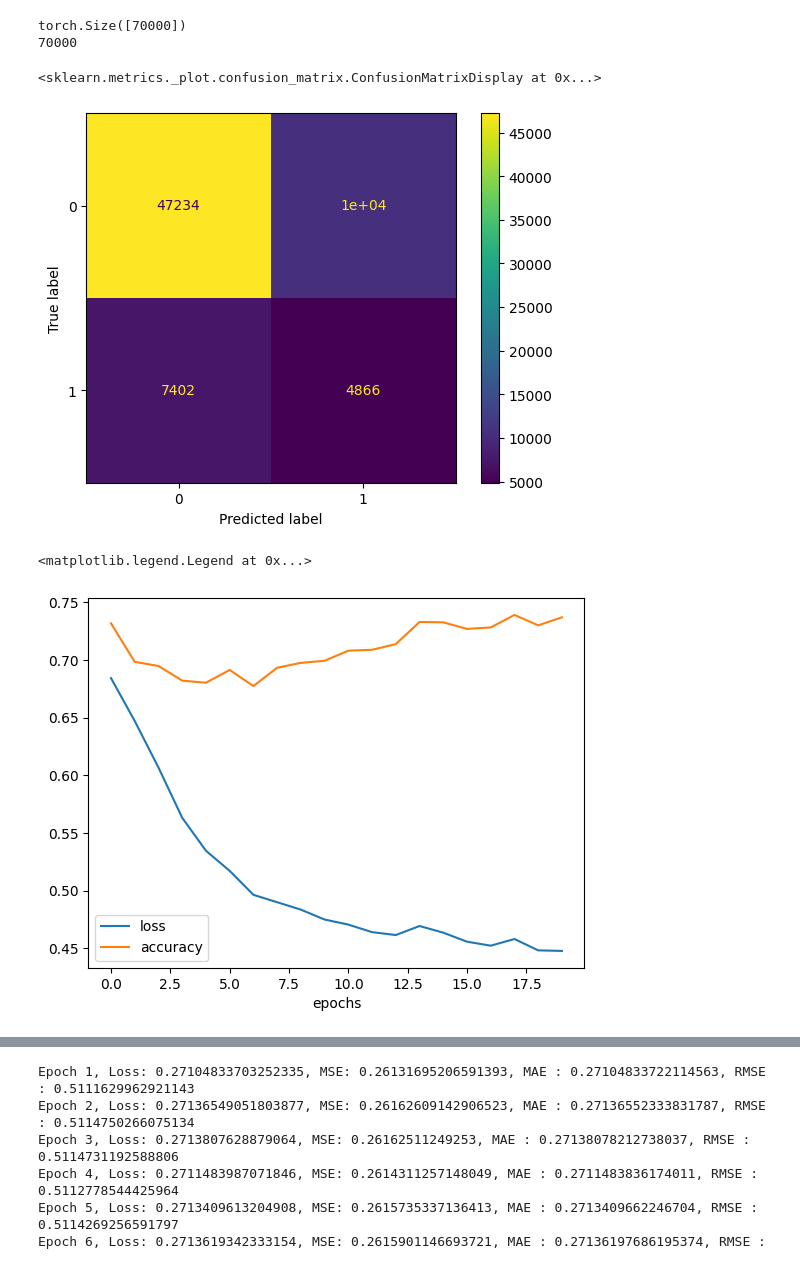
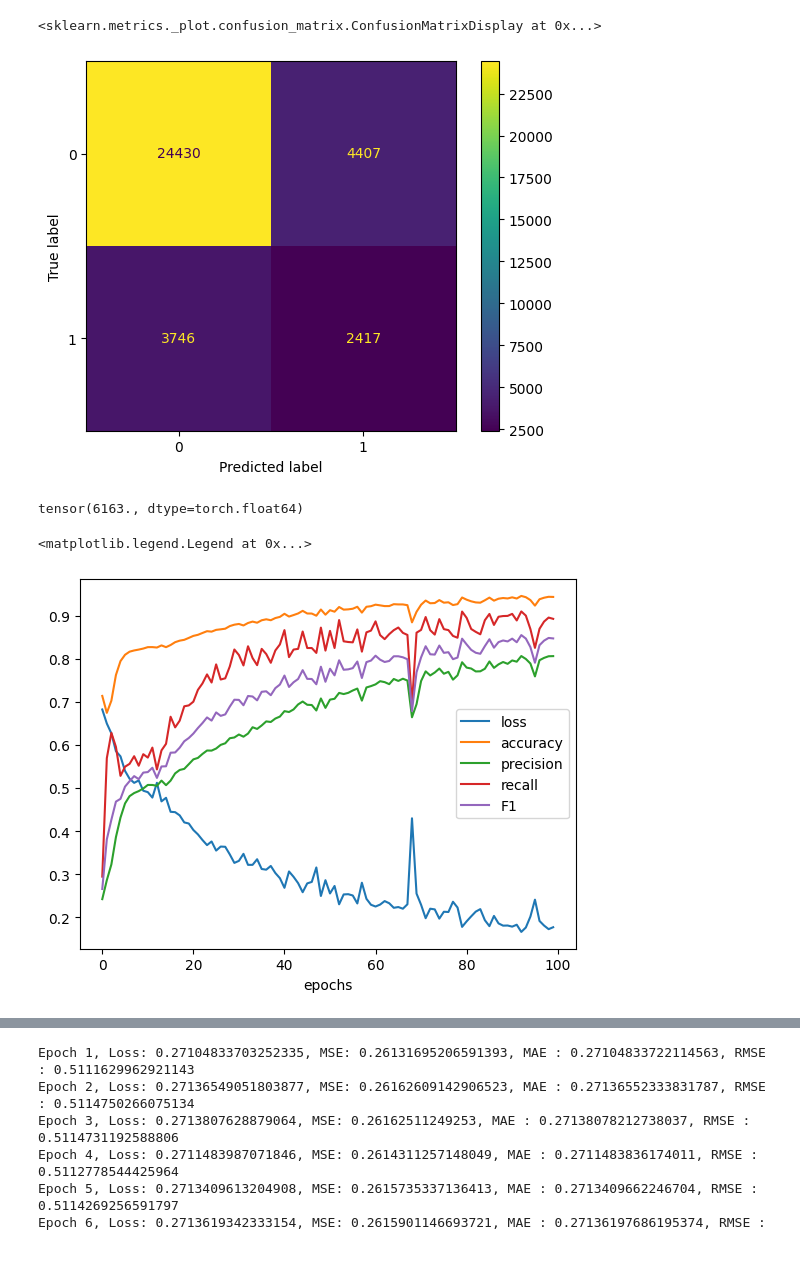
Before and after one commit to ellaschmidtobreick/acc_daqp, a Jupyter notebook: DAQP_with_GNN_reg.ipynb, the cells around one changed output, grey strips where cells are left out. Drawn from its saved outputs; the diff is of its cells as text; code cells hidden in the pictures.

```diff
--- a/DAQP_with_GNN_reg.ipynb
+++ b/DAQP_with_GNN_reg.ipynb
@@ -30,7 +28,7 @@ H,f,F,A,b,B = generate_qp(n,m,given_seed)
 sense = np.zeros(m, dtype=np.int32)
 blower = np.array([-np.inf for i in range(m)])
 
-train_it = 10000
+train_it = 5000
 # only change theta
 x_train = np.zeros((train_it,n))
 lambda_train = np.zeros((train_it,m))
@@ -58,7 +56,7 @@ for i in range(train_it):
     train_iterations[i] = list(info.values())[2]
 
 # Generate test set
-test_it =2000
+test_it =1000
 x_test = np.zeros((test_it,n))
 lambda_test = np.zeros((test_it,m))
 test_iterations = np.zeros((test_it))
@@ -298,25 +316,27 @@ print(results_np)
 # %%
-from sklearn.metrics import confusion_matrix, ConfusionMatrixDisplay
+# get the confusion matrix to evaluate results
 
-print(all_labels.shape)
-print(len(save_preds))
 confusion_matrix = confusion_matrix(all_labels, save_preds)
 CM = ConfusionMatrixDisplay(confusion_matrix=confusion_matrix)
 CM.plot()
 # %% [output]
-torch.Size([70000])
-70000
+<sklearn.metrics._plot.confusion_matrix.ConfusionMatrixDisplay at 0x...>
-<sklearn.metrics._plot.confusion_matrix.ConfusionMatrixDisplay at 0x...>
-[figure, old version]
+[figure, new version]
+# %%
+# number of true positive labels
+all_labels.sum()
+# %% [output]
+tensor(6163., dtype=torch.float64)
 # %%
 # vizualize loss & accuracy curve
-# 5 variables, 10 constraints
-import matplotlib.pyplot as plt
 
 plt.plot(save_loss)
 plt.plot(save_acc)
+plt.plot(save_precision)
+plt.plot(save_recall)
+plt.plot(save_f1)
 plt.xlabel("epochs")
-plt.legend(["loss","accuracy"])
+plt.legend(["loss","accuracy","precision","recall","F1"])
 # %% [output]
 <matplotlib.legend.Legend at 0x...>
-[figure, old version]
+[figure, new version]
```
Also changed, not shown: parts of 18 cells of this notebook, 1 other file.
